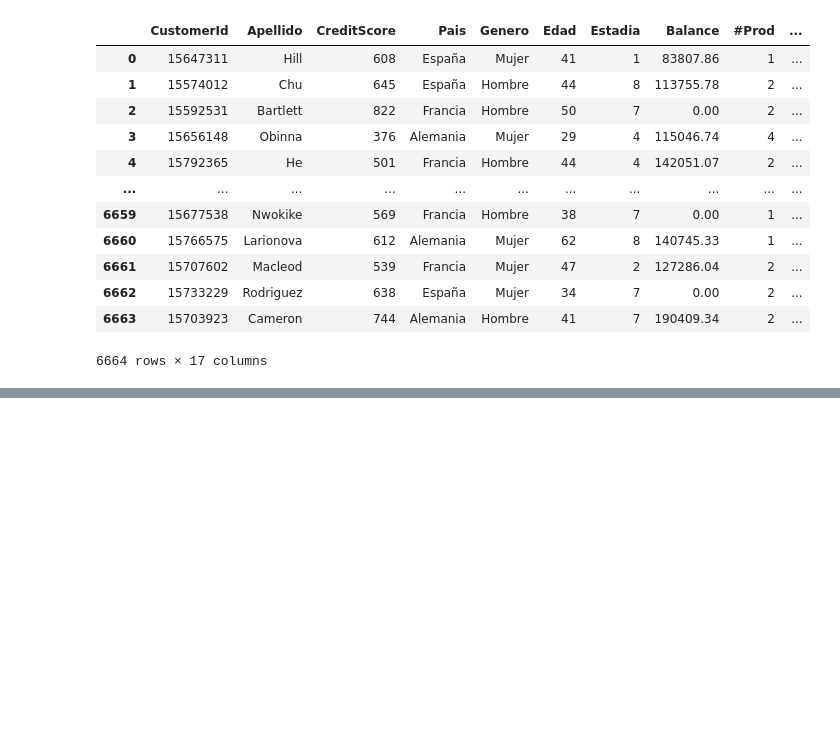
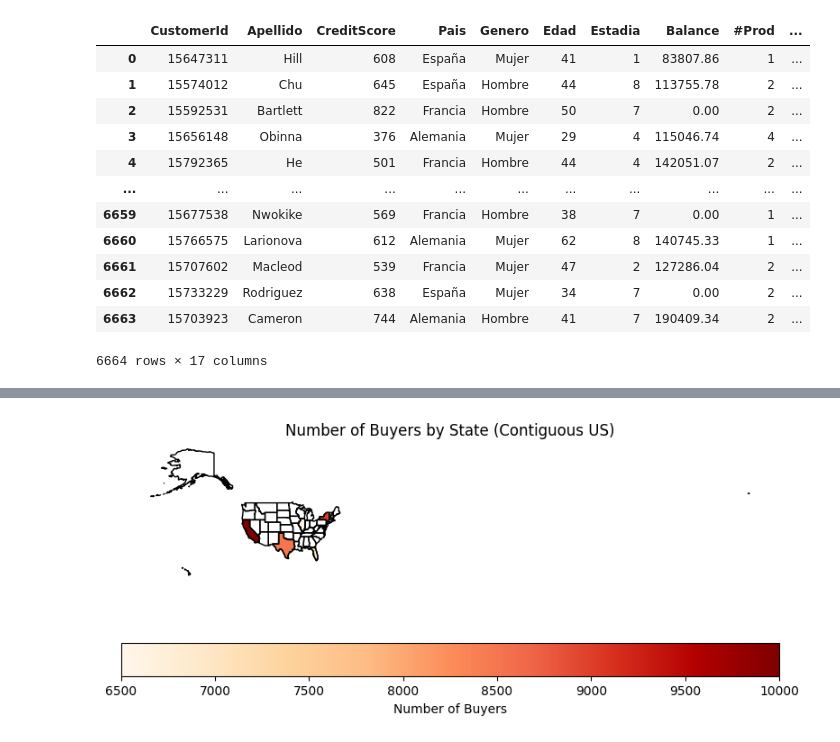
Before and after one commit to jarsmp37/introds, a Jupyter notebook: Clase_10.ipynb, the cells around one changed output, grey strips where cells are left out. Saved outputs shown, nothing was run; the diff lists cells and outputs as text; code cells hidden in the pictures; blank space fills up the shorter version.

```diff
--- a/Clase_10.ipynb
+++ b/Clase_10.ipynb
@@ -264,0 +288,39 @@ fig.show()
+# %%
+import geopandas as gpd
+import matplotlib.pyplot as plt
+import pandas as pd
+
+# URL del GeoJSON específico para los estados contiguos de EE.UU. (sin Alaska ni Hawái)
+url = 'https://raw.githubusercontent.com/python-visualization/folium/master/examples/data/us-states.json'
+
+# Cargar el archivo GeoJSON directamente desde internet
+us_states = gpd.read_file(url)
+
+# Crear un DataFrame simulado de compradores por estado
+data = {
+    'state': ['California', 'Texas', 'New York', 'Florida', 'Illinois'],
+    'buyers': [10000, 8500, 9000, 7000, 6500]
+}
+buyers_df = pd.DataFrame(data)
+
+# Asegurarse de que los nombres de los estados coincidan con los del GeoJSON
+buyers_df['state'] = buyers_df['state'].str.title()
+
+# Unir el DataFrame de compradores con los datos del mapa
+buyers_geo = us_states.set_index('name').join(buyers_df.set_index('state'))
+
+# Graficar el mapa coloreado según la cantidad de compradores
+fig, ax = plt.subplots(1, 1, figsize=(8, 5))  # Ajusta el tamaño de la figura
+us_states.boundary.plot(ax=ax, linewidth=1, color='black')  # Límites de los estados
+buyers_geo.plot(column='buyers', ax=ax, legend=True,
+                legend_kwds={'label': "Number of Buyers", 'orientation': "horizontal"},
+                cmap='OrRd', edgecolor='black')
+
+# Estilo del gráfico
+plt.axis('off')  # Quita los ejes
+plt.tight_layout()  # Ajusta el gráfico para que se vea mejor
+
+plt.title('Number of Buyers by State (Contiguous US)')
+plt.show()
+# %% [output]
+[figure, added]
```
Also changed, not shown: parts of 2 cells of this notebook, 2 other files.
